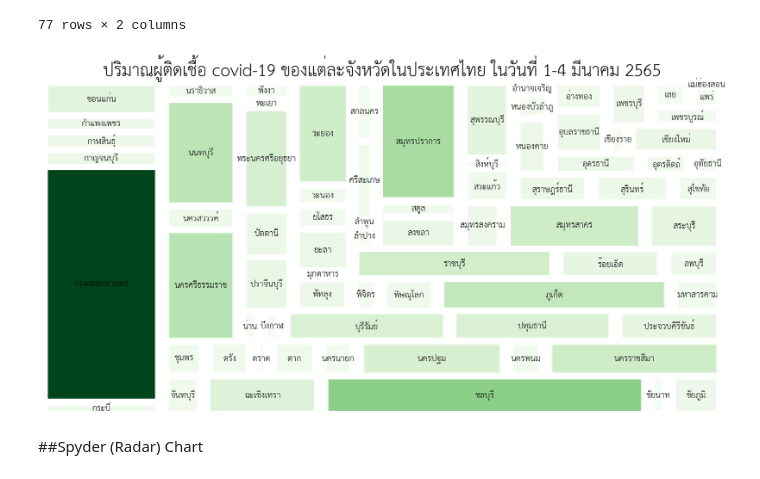
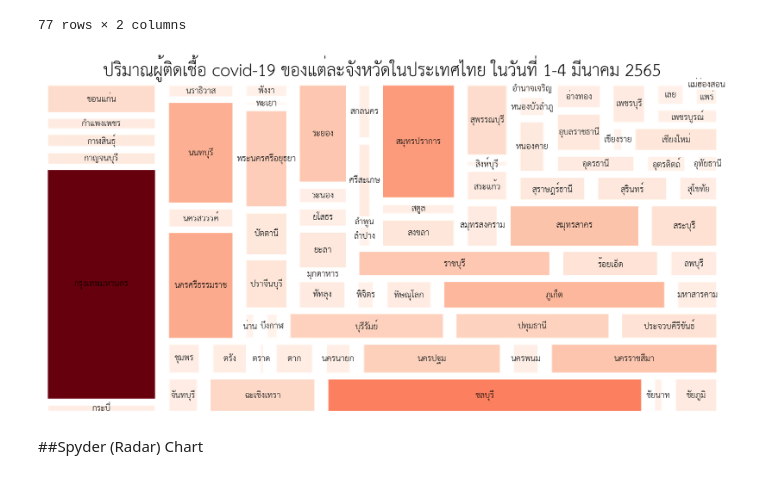
Before and after one commit to Khamsaen2489/data_viz_2022, a Jupyter notebook: DataViz04_Data_Comparison.ipynb, the cells around one changed output. Saved outputs shown, nothing was run; the diff lists cells and outputs as text; code cells hidden in the pictures.

```diff
--- a/DataViz04_Data_Comparison.ipynb
+++ b/DataViz04_Data_Comparison.ipynb
@@ -503,18 +487,18 @@ import pandas as pd
 import squarify
 # %%
 norm = matplotlib.colors.Normalize(vmin=min(data_real['จำนวนผู้ติดเชื้อ']), vmax=max(data_real['จำนวนผู้ติดเชื้อ']))  ## หาสีตามขนาดของข้อมูลมากสุดและน้อยสุด
-colors = [matplotlib.cm.Greens(norm(value)) for value in data_real['จำนวนผู้ติดเชื้อ']]  ### เลือกสี colormap ในการ plot โดยเรียงตามขนาดของข้อมูล(สีเข้ม,สีอ่อน)
+colors = [matplotlib.cm.Reds(norm(value)) for value in data_real['จำนวนผู้ติดเชื้อ']]  ### เลือกสี colormap ในการ plot โดยเรียงตามขนาดของข้อมูล(สีเข้ม,สีอ่อน)
 
 fig = plt.gcf()
 fig.set_size_inches(30, 15) ### กำหนดขนาดของกราฟ (หน่วย : นิ้ว)
 
 
 
 squarify.plot(data_real['จำนวนผู้ติดเชื้อ'],label=data_real['province_of_isolation'],color=colors,pad=True) ## plot กราฟ squarify ใส่ label , สี
 plt.title('ปริมาณผู้ติดเชื้อ covid-19 ของแต่ละจังหวัดในประเทศไทย ในวันที่ 1-4 มีนาคม 2565',fontsize=40) ##กำหนดชื่อกราฟ ขนาดตัวหนังสือ
 plt.axis('off'); ## ลบแกน x,y
 # %% [output]
-[figure, old version]
+[figure, new version]
 # %% [markdown]
 ##Spyder (Radar) Chart
 # %%
```
Also changed, not shown: parts of 35 cells of this notebook.
